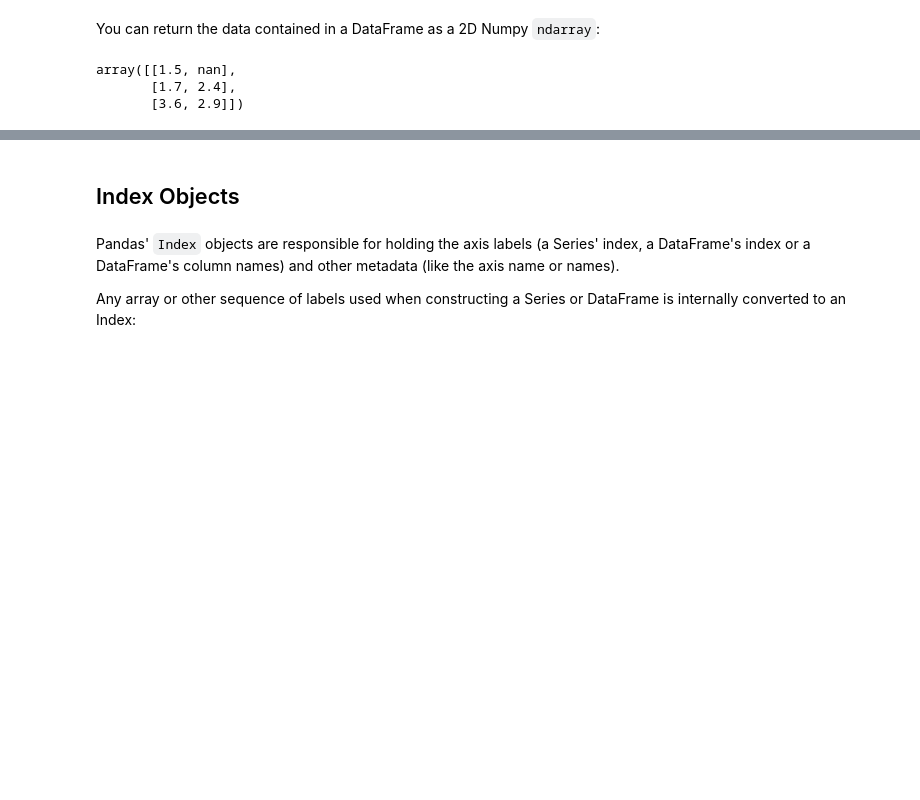
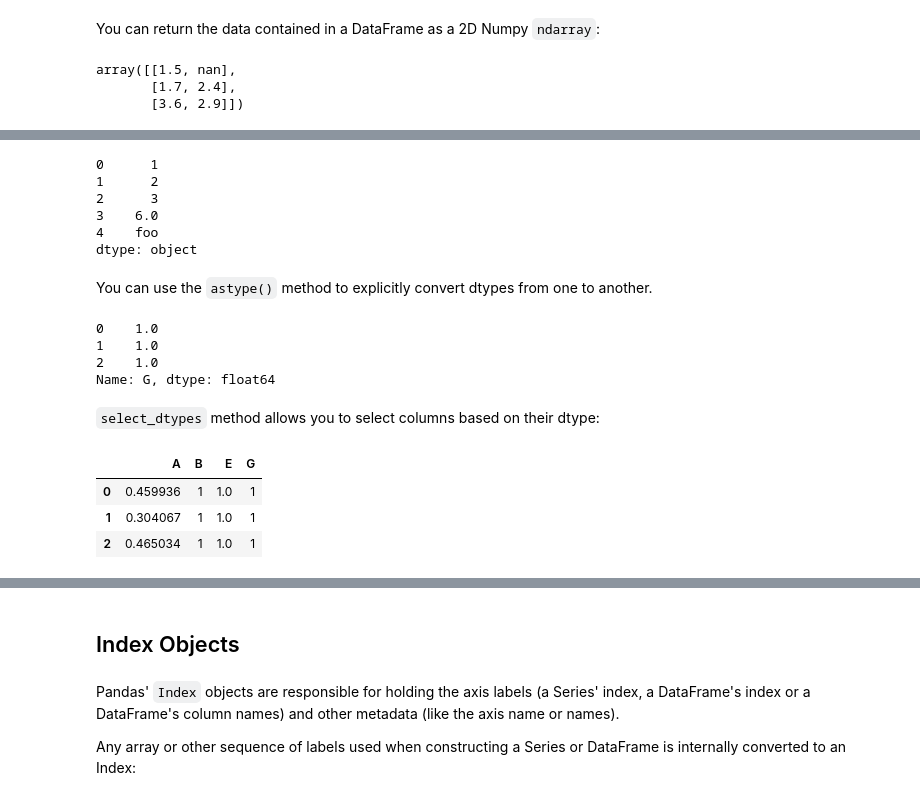
Before and after one commit to thndar/5m-data-1.7-intro-pandas, a Jupyter notebook: notebooks/pandas_lesson.ipynb, the cells around one changed output, grey strips where cells are left out. Cells and saved outputs as stored; diff of their text form; code cells hidden in the pictures; blank space fills up the shorter version.

```diff
--- a/notebooks/pandas_lesson.ipynb
+++ b/notebooks/pandas_lesson.ipynb
@@ -487,0 +559,28 @@ array([[1.5, nan],
+# %%
+# string data forces an `object` dtype
+pd.Series([1, 2, 3, 6.0, "foo"])
+# %% [output]
+0      1
+1      2
+2      3
+3    6.0
+4    foo
+dtype: object
+# %% [markdown]
+You can use the `astype()` method to explicitly convert dtypes from one to another.
+# %%
+dft["G"].astype("float64")
+# %% [output]
+0    1.0
+1    1.0
+2    1.0
+Name: G, dtype: float64
+# %% [markdown]
+`select_dtypes` method allows you to select columns based on their dtype:
+# %%
+dft.select_dtypes(include=['number'])
+# %% [output]
+|  | A | B | E | G |
+| 0 | 0.459936 | 1 | 1.0 | 1 |
+| 1 | 0.304067 | 1 | 1.0 | 1 |
+| 2 | 0.465034 | 1 | 1.0 | 1 |
```
Also changed, not shown: parts of 15 cells of this notebook.
